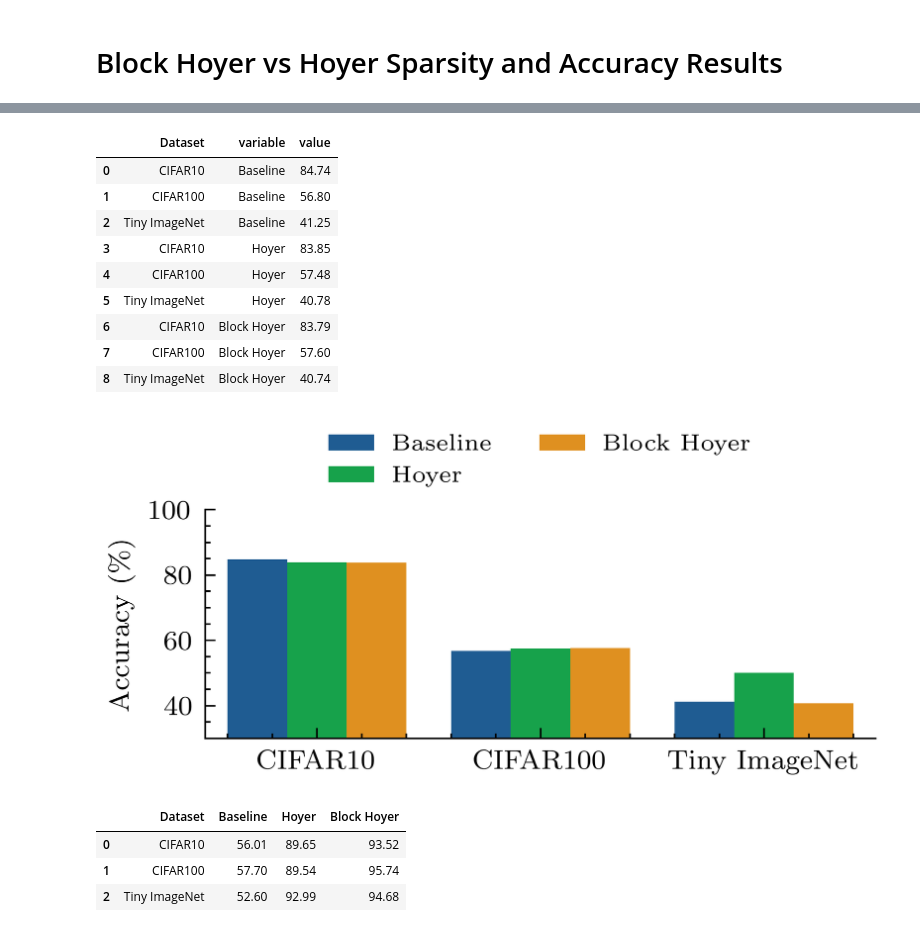
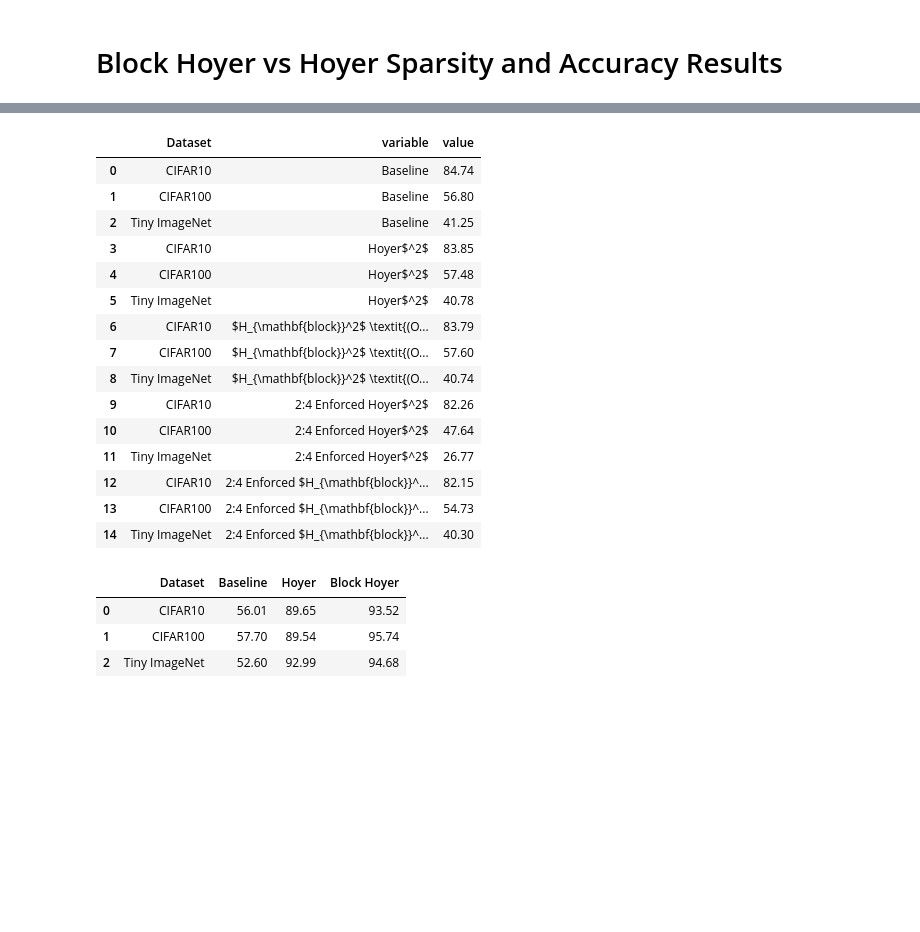
Before and after one commit to Didanny/activation-sparsity, a Jupyter notebook: plots.ipynb, the cells around one changed output, grey strips where cells are left out. Cells and saved outputs as stored; diff of their text form; code cells hidden in the pictures; blank space fills up the shorter version.

Commit message:
Implement evaluation with enforced 2:4 sparsity

```diff
--- a/plots.ipynb
+++ b/plots.ipynb
@@ -37,10 +37,10 @@ df_sparsity = pd.DataFrame(data_sparsity)
 data_accuracy = {
     'Dataset': ['CIFAR10', 'CIFAR100', 'Tiny ImageNet'],
     'Baseline': [84.74, 56.80, 41.25],
-    'Hoyer': [83.85, 57.48, 40.78],
-    'Block Hoyer': [83.79, 57.60, 40.74],
-    # '2:4 Enforced Hoyer': [],
-    # '2:4 Enforced Block Hoyer': [],
+    'Hoyer$^2$': [83.85, 57.48, 40.78],
+    '$H_{\\mathbf{block}}^2$ \\textit{(Ours)}': [83.79, 57.60, 40.74],
+    '2:4 Enforced Hoyer$^2$': [82.26, 47.64, 26.77],
+    '2:4 Enforced $H_{\\mathbf{block}}^2$ \\textit{(Ours)}': [82.15, 54.73, 40.30],
 }
 df_accuracy = pd.DataFrame(data_accuracy)
 # %%
@@ -53,53 +53,23 @@ df_accuracy
 # %%
-df_accuracy = pd.melt(df_accuracy, id_vars=['Dataset'], value_vars=['Baseline', 'Hoyer', 'Block Hoyer'])
+df_accuracy = pd.melt(df_accuracy, id_vars=['Dataset'], value_vars=[var for var in data_accuracy if var != 'Dataset'])
 df_accuracy
 # %% [output]
 |  | Dataset | variable | value |
 | 0 | CIFAR10 | Baseline | 84.74 |
 | 1 | CIFAR100 | Baseline | 56.80 |
 | 2 | Tiny ImageNet | Baseline | 41.25 |
-| 3 | CIFAR10 | Hoyer | 83.85 |
-| 4 | CIFAR100 | Hoyer | 57.48 |
-| 5 | Tiny ImageNet | Hoyer | 40.78 |
-| 6 | CIFAR10 | Block Hoyer | 83.79 |
-| 7 | CIFAR100 | Block Hoyer | 57.60 |
-| 8 | Tiny ImageNet | Block Hoyer | 40.74 |
+| 3 | CIFAR10 | Hoyer$^2$ | 83.85 |
+| 4 | CIFAR100 | Hoyer$^2$ | 57.48 |
+| 5 | Tiny ImageNet | Hoyer$^2$ | 40.78 |
+| 6 | CIFAR10 | $H_{\mathbf{block}}^2$ \textit{(O... | 83.79 |
+| 7 | CIFAR100 | $H_{\mathbf{block}}^2$ \textit{(O... | 57.60 |
+| 8 | Tiny ImageNet | $H_{\mathbf{block}}^2$ \textit{(O... | 40.74 |
+| 9 | CIFAR10 | 2:4 Enforced Hoyer$^2$ | 82.26 |
+| 10 | CIFAR100 | 2:4 Enforced Hoyer$^2$ | 47.64 |
+| 11 | Tiny ImageNet | 2:4 Enforced Hoyer$^2$ | 26.77 |
+| 12 | CIFAR10 | 2:4 Enforced $H_{\mathbf{block}}^... | 82.15 |
+| 13 | CIFAR100 | 2:4 Enforced $H_{\mathbf{block}}^... | 54.73 |
+| 14 | Tiny ImageNet | 2:4 Enforced $H_{\mathbf{block}}^... | 40.30 |
-# %%
-y_axis_label = 'Accuracy (\%)'
-
-with plt.style.context(['science', 'ieee']):
-    plt.rcParams['axes.prop_cycle'] = sci_cycle
-    plt.figure(figsize=(column_width, 1.2))
-    ax = sns.barplot(data=df_accuracy, x='Dataset', y='value', hue='variable')
-    # ax.set_yscale('log')
-    ax.legend(title='', loc='lower center', bbox_to_anchor=(0.5, 1.06), ncol=2, fancybox=True, shadow=True, borderaxespad=0, fontsize='small')
-
-    # Set custom axis labels
-    ax.set_xlabel('')
-    ax.set_ylabel(y_axis_label)
-    ax.set_ylim(30,100)
-
-    # Despine the plot (remove right and top spines)
-    sns.despine()
-
-    # Remove tick labels from the top and right sides of the figure
-    plt.tick_params(axis='both', which='both', top=False, right=False)
-
-    # Rotatce xticks
-    # plt.xticks(rotation=40)
-
-    # Manually add horizontal grid lines behind the bars
-    # y_ticks = ax.get_yticks()
-    # for y in y_ticks:
-        # ax.axhline(y, color='gray', linestyle='--', linewidth=0.5, zorder=0)
-
-    if SHOW:
-        plt.show()
-    else:
-        plt.savefig('./results/plots/swapping_barplot.pgf', bbox_inches='tight')
-        plt.close()
-# %% [output]
-[figure, removed]
 # %%
 df_sparsity
 # %% [output]
```
Also changed, not shown: parts of 4 cells of this notebook, 5 other files.
